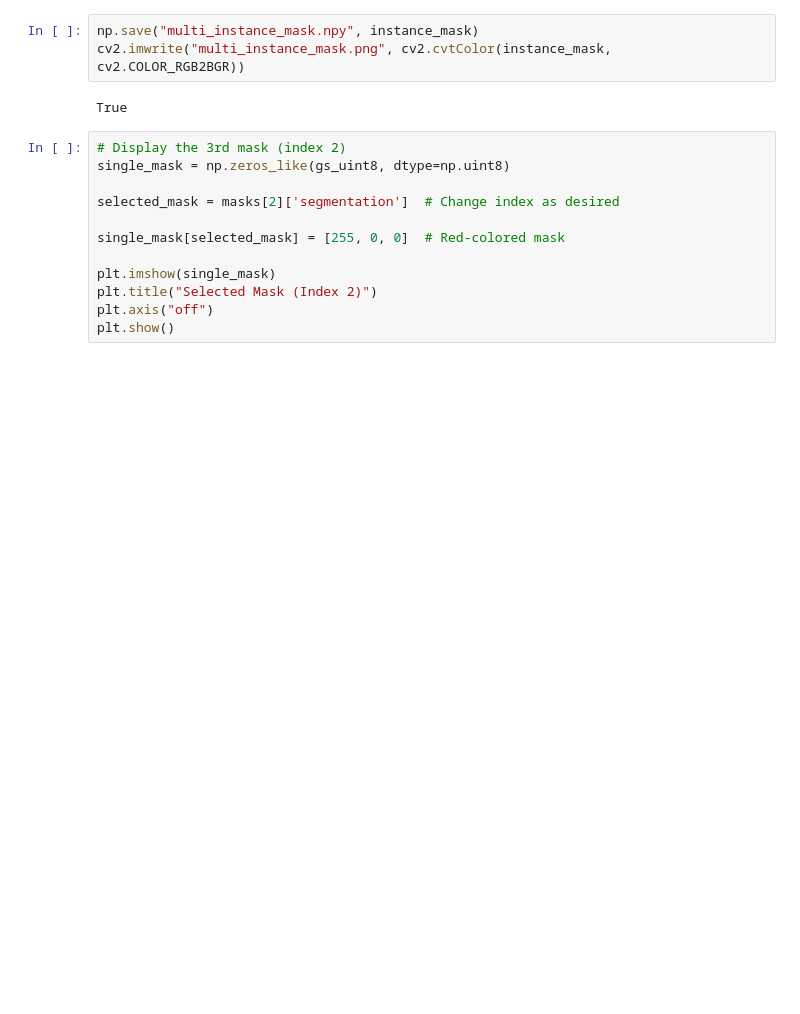
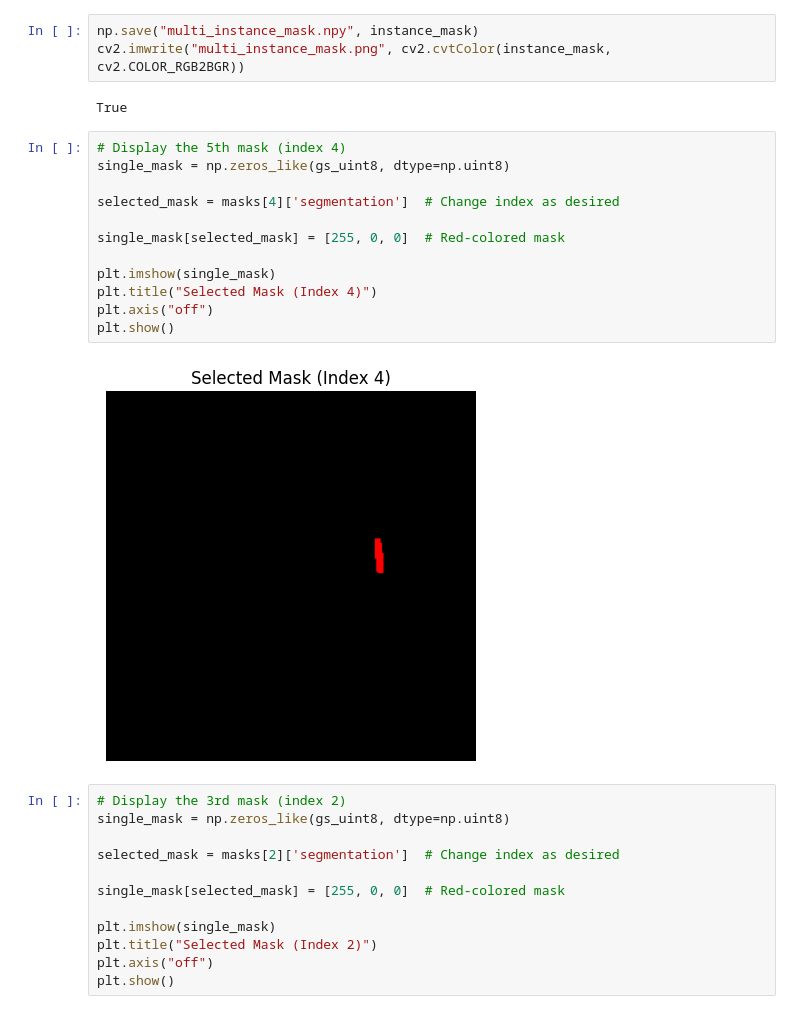
Before and after one commit to devodita/2D-Gaussian-Splatting, a Jupyter notebook: SAM.ipynb, the cells around one changed output. Drawn from its saved outputs; the diff is of its cells as text; blank space fills up the shorter version.

```diff
--- a/SAM.ipynb
+++ b/SAM.ipynb
@@ -72,6 +72,20 @@ np.save("multi_instance_mask.npy", instance_mask)
 cv2.imwrite("multi_instance_mask.png", cv2.cvtColor(instance_mask, cv2.COLOR_RGB2BGR))
 # %% [output]
 True
+# %%
+# Display the 5th mask (index 4)
+single_mask = np.zeros_like(gs_uint8, dtype=np.uint8)
+
+selected_mask = masks[4]['segmentation']  # Change index as desired
+
+single_mask[selected_mask] = [255, 0, 0]  # Red-colored mask
+
+plt.imshow(single_mask)
+plt.title("Selected Mask (Index 4)")
+plt.axis("off")
+plt.show()
+# %% [output]
+[figure, added]
 # %%
 # Display the 3rd mask (index 2)
 single_mask = np.zeros_like(gs_uint8, dtype=np.uint8)
```
Also changed, not shown: parts of 6 cells of this notebook.
